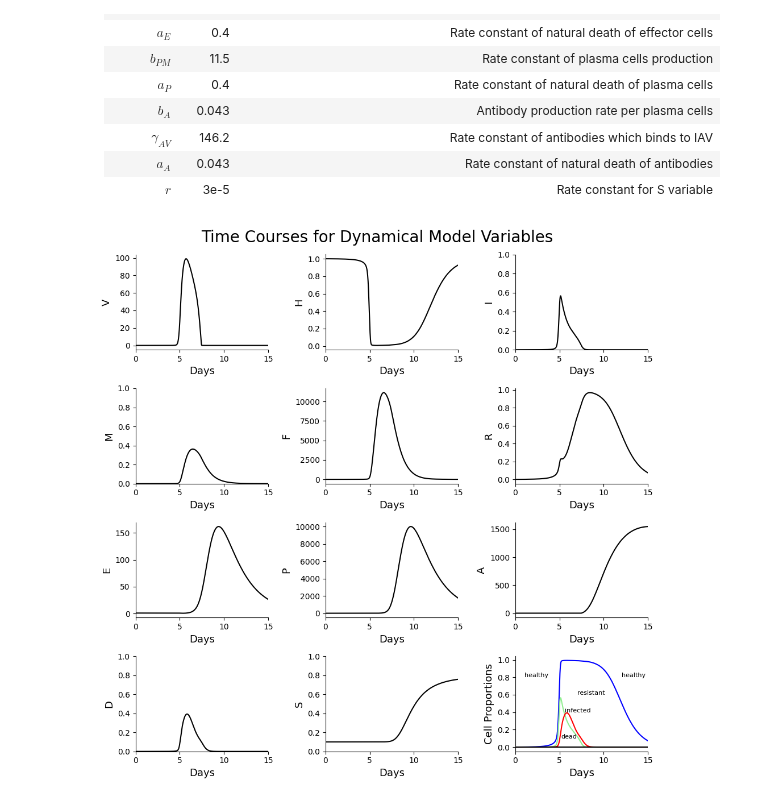
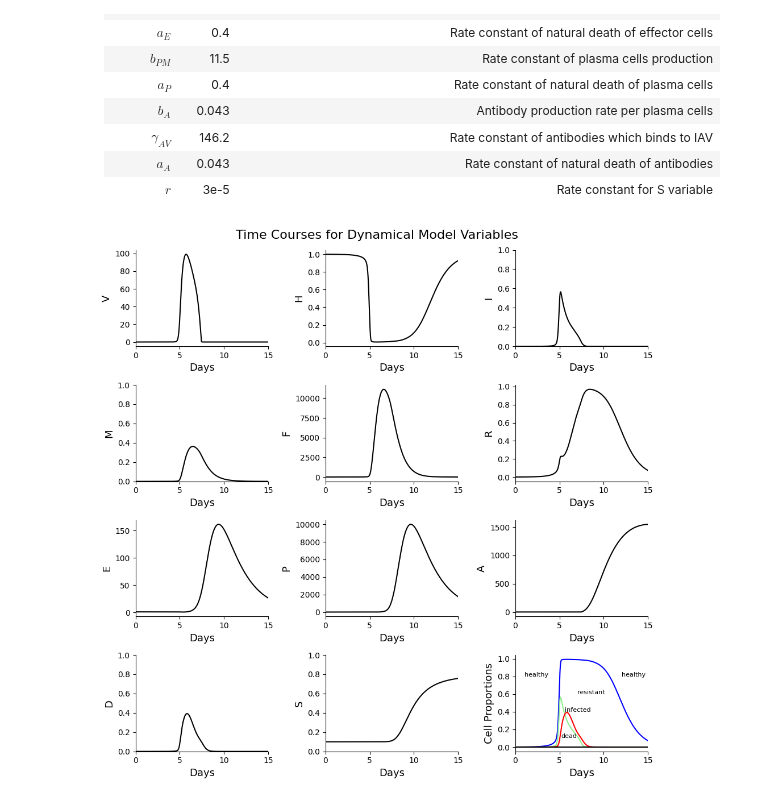
Before and after one commit to mkayeterry/MCDB172, a Jupyter notebook: final/flu_revised.ipynb, the cells around one changed output. Saved outputs shown, nothing was run; the diff lists cells and outputs as text; code cells hidden in the pictures.

```diff
--- a/final/flu_revised.ipynb
+++ b/final/flu_revised.ipynb
@@ -125,7 +124,9 @@ gammaAV = 146.2
 aA = 0.043
 r = 3e-5
 # %%
-# Figure 1
+# Figure 2
+
+# -------------- Time courses --------------
 
 # Generate time array that contains 1000 equally-spaced values between 0 and 15
 t = np.linspace(0, 15, 1000)
@@ -136,7 +137,7 @@ params_std = [gammaV, gammaVA, gammaVH, alphaV, aV1, aV2, bHD, aR, gammaHV, bHF,
 # Define initial values for standard behavior
 V0, H0, I0, M0, F0, R0, E0, P0, A0, S0 = 0.01, 1, 0, 0, 0, 0, 1, 1, 1, 0.1
 
-# Initial state of the system
+# Initial state of the system with standard values
 state0 = [V0, H0, I0, M0, F0, R0, E0, P0, A0, S0]
 
 # Integrate the system of differential equations over time t
@@ -151,40 +152,40 @@ D = 1 - H - R - I
 # Initialize subplots
 fig, axes = plt.subplots(nrows=4, ncols=3, figsize=(5, 10))
 fig.set_figwidth(10)
-fig.suptitle('Time Courses for Dynamical Model Variables', fontsize = 20)
+fig.suptitle('Time Courses for Dynamical Model Variables', fontsize = 16)
 fig.subplots_adjust(top=0.94)
 
 # Initialize values and labels
-x_labels = ['V', 'H', 'I', 'M', 'F', 'R', 'E', 'P', 'A', 'D', 'S', 'Cell Proportions']
-y_vals = [V, H, I, M, F, R, E, P, A, D, S]
+F1_labels = ['V', 'H', 'I', 'M', 'F', 'R', 'E', 'P', 'A', 'D', 'S', 'Cell Proportions']
+F1_vals = [V, H, I, M, F, R, E, P, A, D, S]
 
 # Iterate through subplots, plotting each timecourse
 for i, ax in enumerate(axes.flat):
     ax.set_xlim(0, 15)
     ax.set_xlabel('Days', fontsize=13)
-    ax.set_ylabel(x_labels[i], fontsize=13)
+    ax.set_ylabel(F1_labels[i], fontsize=13)
     ax.spines['top'].set_visible(False)
     ax.spines['right'].set_visible(False)
 
     if i in range(0, 11):
-        ax.plot(t, y_vals[i], color = 'k')
+        ax.plot(t, F1_vals[i], color = 'k')
 
     if i in [2, 3, 9, 10]:
         ax.set_ylim(0, 1.0)
 
     if i in [11]:
         ax.plot(t, np.max(H) - H, color = 'blue')
         ax.plot(t, I, color = 'lightgreen')
         ax.plot(t, D, color = 'red')
         ax.plot(t, np.zeros(t.size), color = 'black')
         ax.text(5.2, 0.1, 'dead', fontsize=8)
         ax.text(5.6, 0.4, 'infected', fontsize=8)
         ax.text(7, 0.6, 'resistant', fontsize=8)
         ax.text(12, 0.8, 'healthy', fontsize=8)
         ax.text(1, 0.8, 'healthy', fontsize=8)
 
 # Set layout and show figure
 fig.tight_layout()
 plt.show()
 # %% [output]
-[figure, old version]
+[figure, new version]
```
Also changed, not shown: parts of 5 cells of this notebook.
